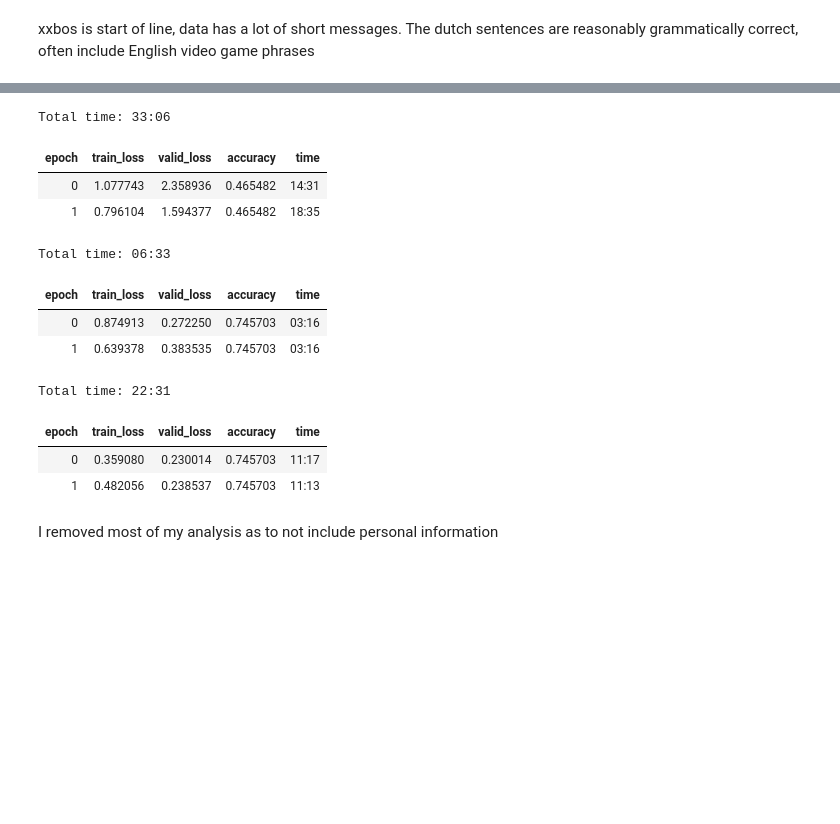
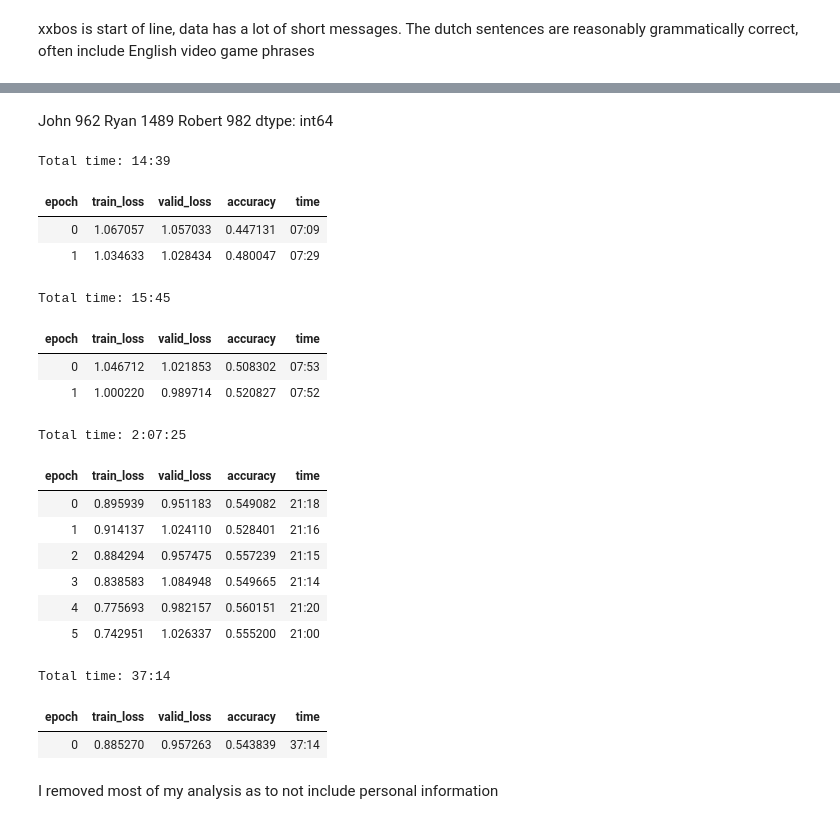
Before and after one commit to reijerknol/fastai_nbs, a Jupyter notebook: Whatsapp analysis-upload.ipynb, the cells around one changed output, grey strips where cells are left out. Cells and saved outputs as stored; diff of their text form; code cells hidden in the pictures; blank space fills up the shorter version.

```diff
--- a/Whatsapp analysis-upload.ipynb
+++ b/Whatsapp analysis-upload.ipynb
@@ -79,3 +100,8 @@ data_clas = load_data(path, f'{lang}_textlist_class', bs=bs, num_workers=1)
+# %% [markdown]
+John 962
+Ryan 1489
+Robert 982
+dtype: int64
 # %%
 learn = text_classifier_learner(data_clas, AWD_LSTM, drop_mult=0.5)
 learn.load_encoder(f'{lang}fine_tuned_enc')
@@ -84,30 +110,38 @@ learn.freeze()
 lr=2e-2
 lr *= bs/48
 # %%
-learn_c.fit_one_cycle(2, lr, moms=(0.8,0.7))
+learn.fit_one_cycle(2, lr, moms=(0.8,0.7))
 # %% [output]
-Total time: 33:06
+Total time: 14:39
 | epoch | train_loss | valid_loss | accuracy | time |
-| 0 | 1.077743 | 2.358936 | 0.465482 | 14:31 |
-| 1 | 0.796104 | 1.594377 | 0.465482 | 18:35 |
+| 0 | 1.067057 | 1.057033 | 0.447131 | 07:09 |
+| 1 | 1.034633 | 1.028434 | 0.480047 | 07:29 |
 # %%
-learn_c.freeze_to(-2)
-learn_c.fit_one_cycle(2, slice(lr/(2.6**4),lr), moms=(0.8,0.7))
+learn.freeze_to(-2)
+learn.fit_one_cycle(2, slice(lr/(2.6**4),lr), moms=(0.8,0.7))
 # %% [output]
-Total time: 06:33
+Total time: 15:45
 | epoch | train_loss | valid_loss | accuracy | time |
-| 0 | 0.874913 | 0.272250 | 0.745703 | 03:16 |
-| 1 | 0.639378 | 0.383535 | 0.745703 | 03:16 |
+| 0 | 1.046712 | 1.021853 | 0.508302 | 07:53 |
+| 1 | 1.000220 | 0.989714 | 0.520827 | 07:52 |
 # %%
-learn_c.freeze_to(-3)
-learn_c.fit_one_cycle(2, slice(lr/2/(2.6**4),lr/2), moms=(0.8,0.7))
+learn.freeze_to(-3)
+learn.fit_one_cycle(10, slice(lr/2/(2.6**4),lr/2), moms=(0.8,0.7))
 # %% [output]
-Total time: 22:31
+Total time: 2:07:25
 | epoch | train_loss | valid_loss | accuracy | time |
-| 0 | 0.359080 | 0.230014 | 0.745703 | 11:17 |
-| 1 | 0.482056 | 0.238537 | 0.745703 | 11:13 |
+| 0 | 0.895939 | 0.951183 | 0.549082 | 21:18 |
+| 1 | 0.914137 | 1.024110 | 0.528401 | 21:16 |
+| 2 | 0.884294 | 0.957475 | 0.557239 | 21:15 |
+| 3 | 0.838583 | 1.084948 | 0.549665 | 21:14 |
+| 4 | 0.775693 | 0.982157 | 0.560151 | 21:20 |
+| 5 | 0.742951 | 1.026337 | 0.555200 | 21:00 |
 # %%
-learn_c.unfreeze()
-learn_c.fit_one_cycle(1, slice(lr/10/(2.6**4),lr/10), moms=(0.8,0.7))
+learn.unfreeze()
+learn.fit_one_cycle(1, slice(lr/10/(2.6**4),lr/10), moms=(0.8,0.7))
+# %% [output]
+Total time: 37:14
+| epoch | train_loss | valid_loss | accuracy | time |
+| 0 | 0.885270 | 0.957263 | 0.543839 | 37:14 |
 # %%
 learn.save('whatsapp_full')
```
Also changed, not shown: parts of 23 cells of this notebook.
